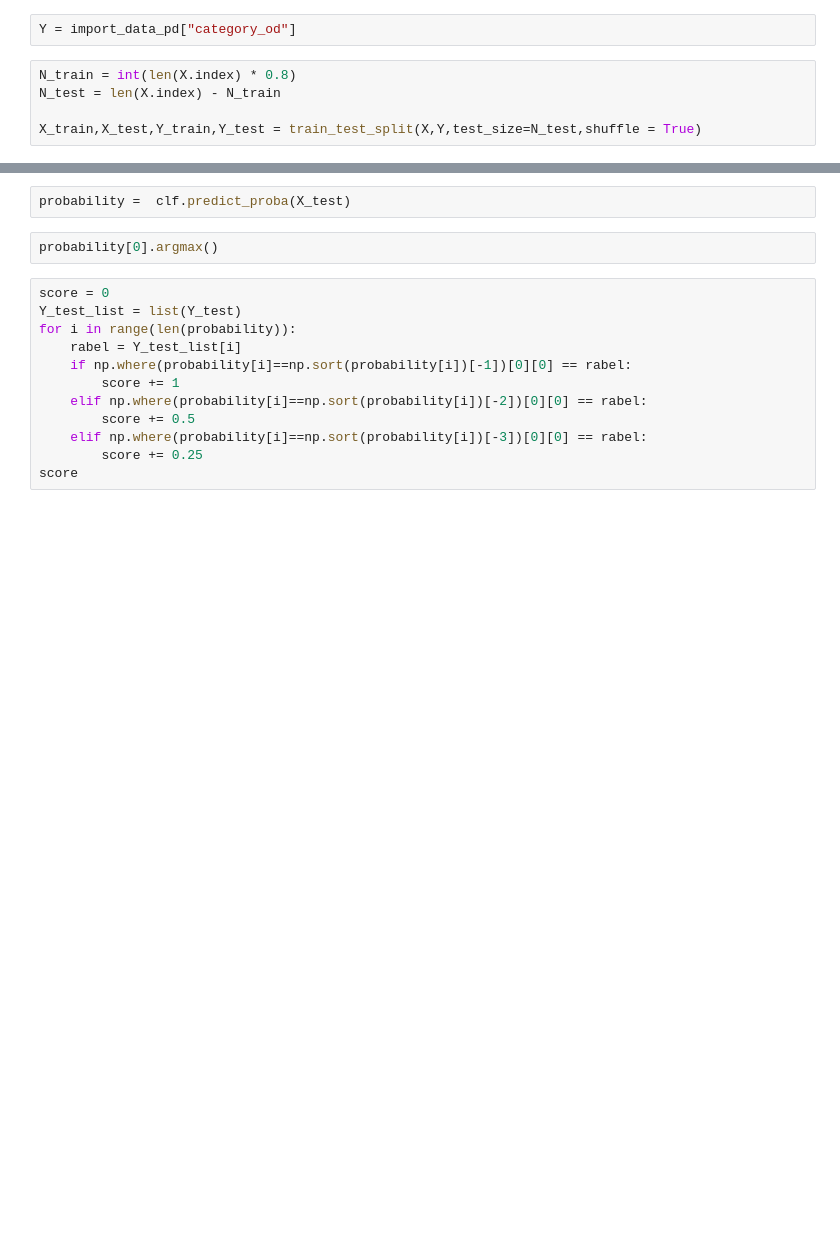
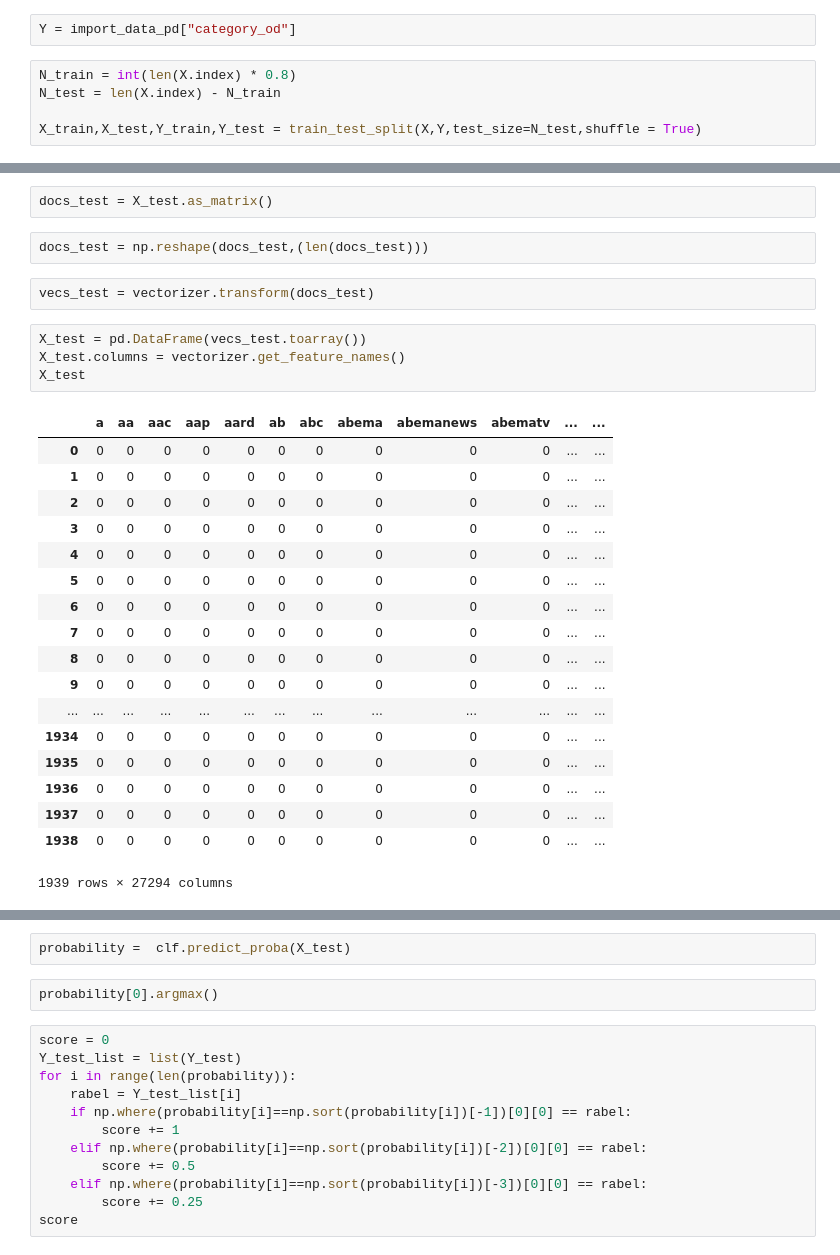
Before and after one commit to lomen0857/CategoryPredict, a Jupyter notebook: Untitled.ipynb, the cells around one changed output, grey strips where cells are left out. Cells and saved outputs as stored; diff of their text form; blank space fills up the shorter version.

```diff
--- a/Untitled.ipynb
+++ b/Untitled.ipynb
@@ -246,3 +267,32 @@ MemoryError: could not allocate 1081344 bytes
+# %%
+docs_test = X_test.as_matrix()
+# %%
+docs_test = np.reshape(docs_test,(len(docs_test)))
+# %%
+vecs_test = vectorizer.transform(docs_test)
+# %%
+X_test = pd.DataFrame(vecs_test.toarray())
+X_test.columns = vectorizer.get_feature_names()
+X_test
+# %% [output]
+|  | a | aa | aac | aap | aard | ab | abc | abema | abemanews | abematv | ... | ... |
+| 0 | 0 | 0 | 0 | 0 | 0 | 0 | 0 | 0 | 0 | 0 | ... | ... |
+| 1 | 0 | 0 | 0 | 0 | 0 | 0 | 0 | 0 | 0 | 0 | ... | ... |
+| 2 | 0 | 0 | 0 | 0 | 0 | 0 | 0 | 0 | 0 | 0 | ... | ... |
+| 3 | 0 | 0 | 0 | 0 | 0 | 0 | 0 | 0 | 0 | 0 | ... | ... |
+| 4 | 0 | 0 | 0 | 0 | 0 | 0 | 0 | 0 | 0 | 0 | ... | ... |
+| 5 | 0 | 0 | 0 | 0 | 0 | 0 | 0 | 0 | 0 | 0 | ... | ... |
+| 6 | 0 | 0 | 0 | 0 | 0 | 0 | 0 | 0 | 0 | 0 | ... | ... |
+| 7 | 0 | 0 | 0 | 0 | 0 | 0 | 0 | 0 | 0 | 0 | ... | ... |
+| 8 | 0 | 0 | 0 | 0 | 0 | 0 | 0 | 0 | 0 | 0 | ... | ... |
+| 9 | 0 | 0 | 0 | 0 | 0 | 0 | 0 | 0 | 0 | 0 | ... | ... |
+| ... | ... | ... | ... | ... | ... | ... | ... | ... | ... | ... | ... | ... |
+| 1934 | 0 | 0 | 0 | 0 | 0 | 0 | 0 | 0 | 0 | 0 | ... | ... |
+| 1935 | 0 | 0 | 0 | 0 | 0 | 0 | 0 | 0 | 0 | 0 | ... | ... |
+| 1936 | 0 | 0 | 0 | 0 | 0 | 0 | 0 | 0 | 0 | 0 | ... | ... |
+| 1937 | 0 | 0 | 0 | 0 | 0 | 0 | 0 | 0 | 0 | 0 | ... | ... |
+| 1938 | 0 | 0 | 0 | 0 | 0 | 0 | 0 | 0 | 0 | 0 | ... | ... |
+1939 rows × 27294 columns
 # %%
 score = clf.score(X_test, Y_test)
 score
```
Also changed, not shown: parts of 16 cells of this notebook.
